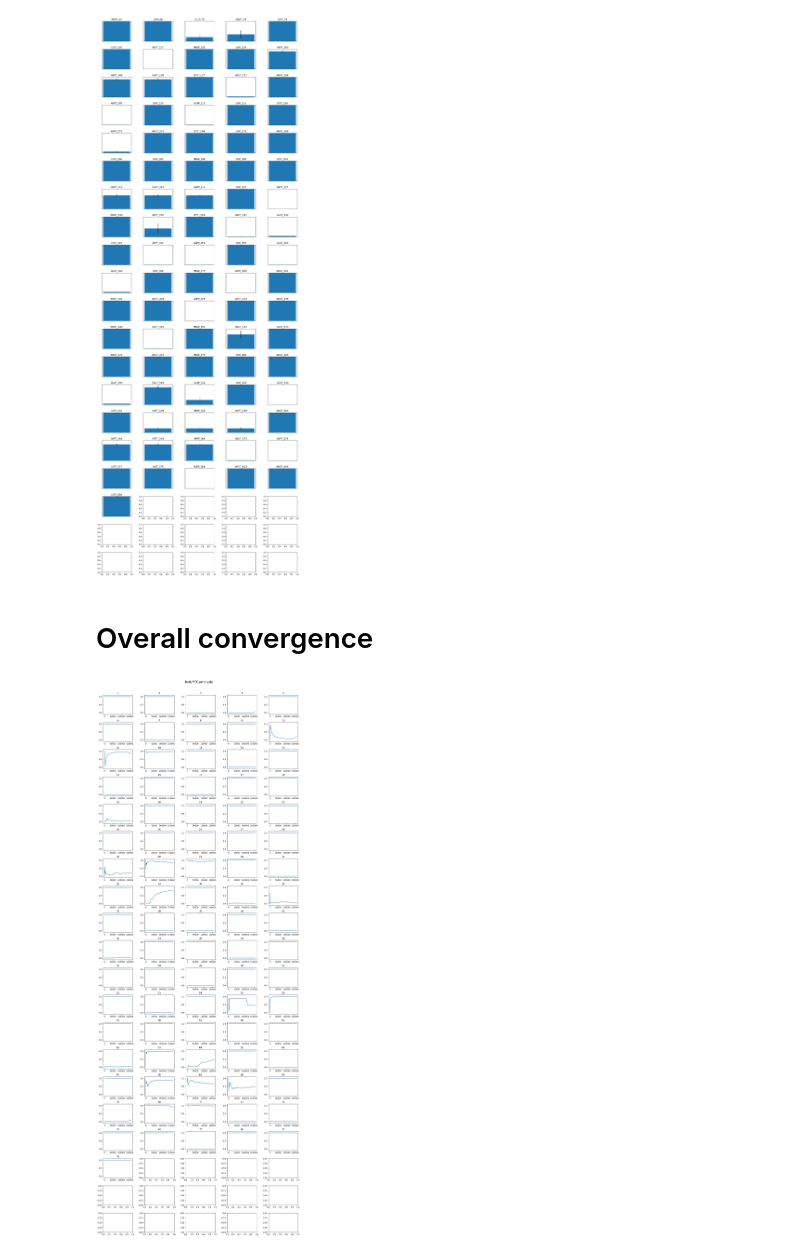
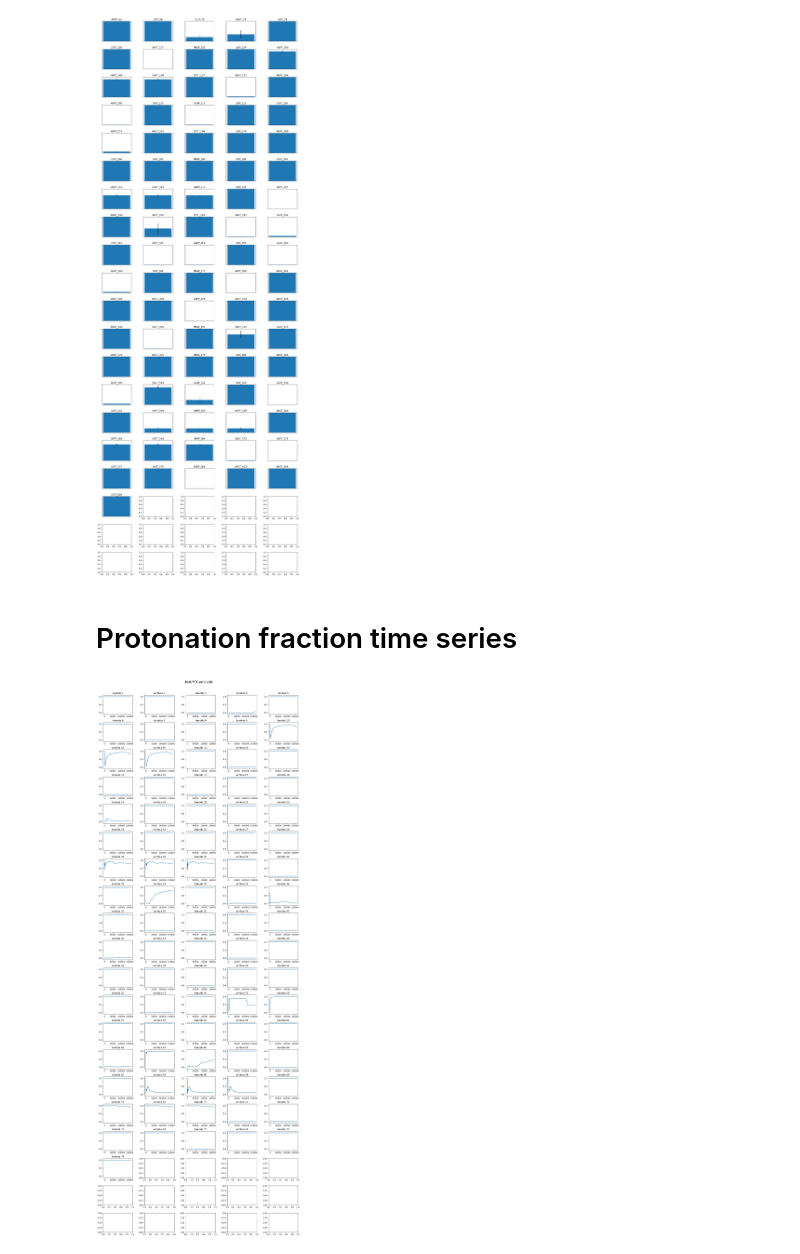
Before and after one commit to AndPdb/constant-ph-utils, a Jupyter notebook: analysis.ipynb, the cells around one changed output. Cells and saved outputs as stored; diff of their text form; code cells hidden in the pictures.

Commit message:
added plots for protonation time-series and convergence

```diff
--- a/analysis.ipynb
+++ b/analysis.ipynb
@@ -111,8 +111,8 @@ for i in range(rows):
 plt.show()
 # %% [output]
 [figure]
-# %% [markdown]
-# Overall convergence
+# %% [markdown]
+# Protonation fraction time series
 # %%
 PATH_ANALYSIS = "test/MD1/analysis"
 
@@ -124,33 +124,44 @@ cols = 5
 fig, axes = plt.subplots(rows, cols, figsize=(15, 40))  # Adjusted figure size for 5x20 layout
 
 coordid = 1
 prv_resid = 0
 
 # Generate and plot data for each subplot
 fig.suptitle(PATH_ANALYSIS, fontsize=16, y=0.995)  # Moved suptitle up
 fig.tight_layout(rect=[0, 0, 1, 0.99], pad=2.0)  # Adjust layout to leave space for suptitle
 
 for i in range(rows):
     for j in range(cols):
         index = coordid-1
         #print(f"Coordid {coordid}")
 
         if index < lambda_ref.shape[0]:
             ax = axes[i, j]
 
-            res_prot_ts = get_protfrac_ts(coordid, PATH_ANALYSIS)
+            if lambda_ref.iloc[index]['resname'] == "HSPT": #If histidine
+                    if lambda_ref.iloc[index]['resid'] != prv_resid: #If this is histidine lambda1
+
+                        coordids = [coordid, coordid+1, coordid+2]
+
+                        res_prot_ts = get_HISprotfrac_ts(coordids, PATH_ANALYSIS)
+
+                        prv_resid = lambda_ref.iloc[index]['resid']
+                    else:
+                        res_prot_ts = get_HISprotfrac_ts(coordids, PATH_ANALYSIS)
+
+            else:
+                res_prot_ts = get_protfrac_ts(coordid, PATH_ANALYSIS)
 
             ax.plot(res_prot_ts, label="MD1")
-
             ax.set_ylim(-0.1,1.1)
             ax.set_title(f'lambda {coord2lambda_dict[coordid]}')
 
         else:
              continue
 
         coordid += 1
 
 # Show the plot
 plt.show()
 # %% [output]
-[figure, old version]
+[figure, new version]
```
Also changed, not shown: parts of 2 cells of this notebook.
